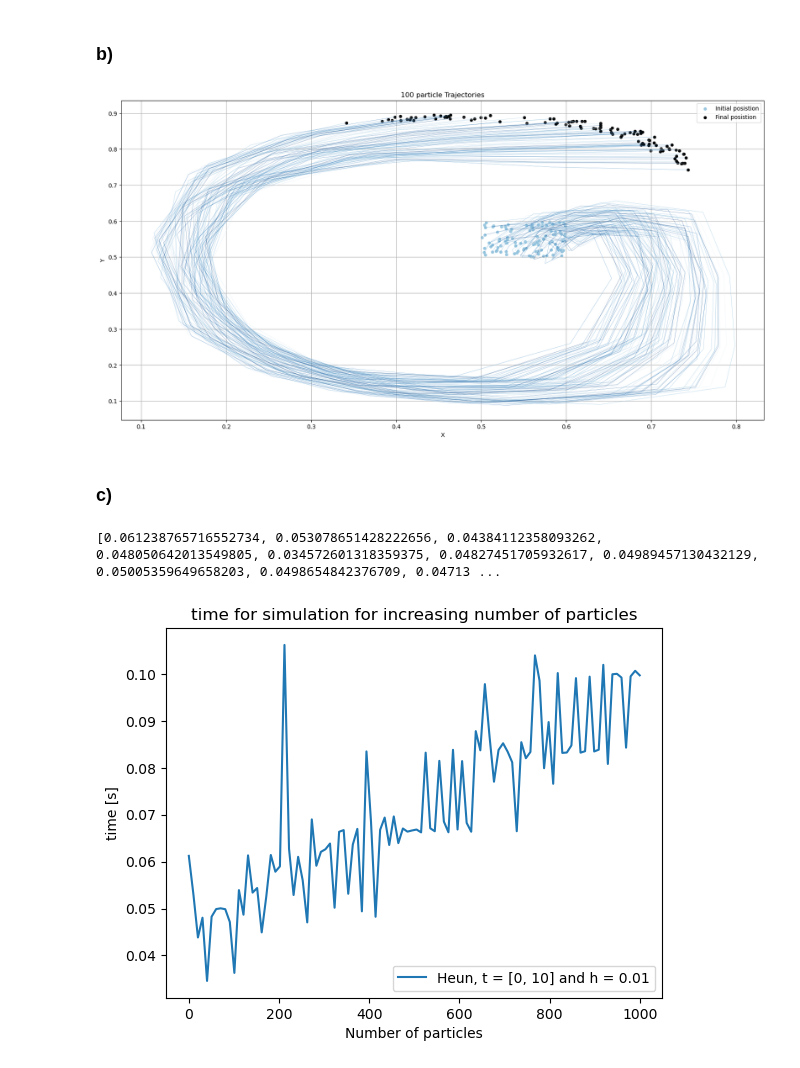
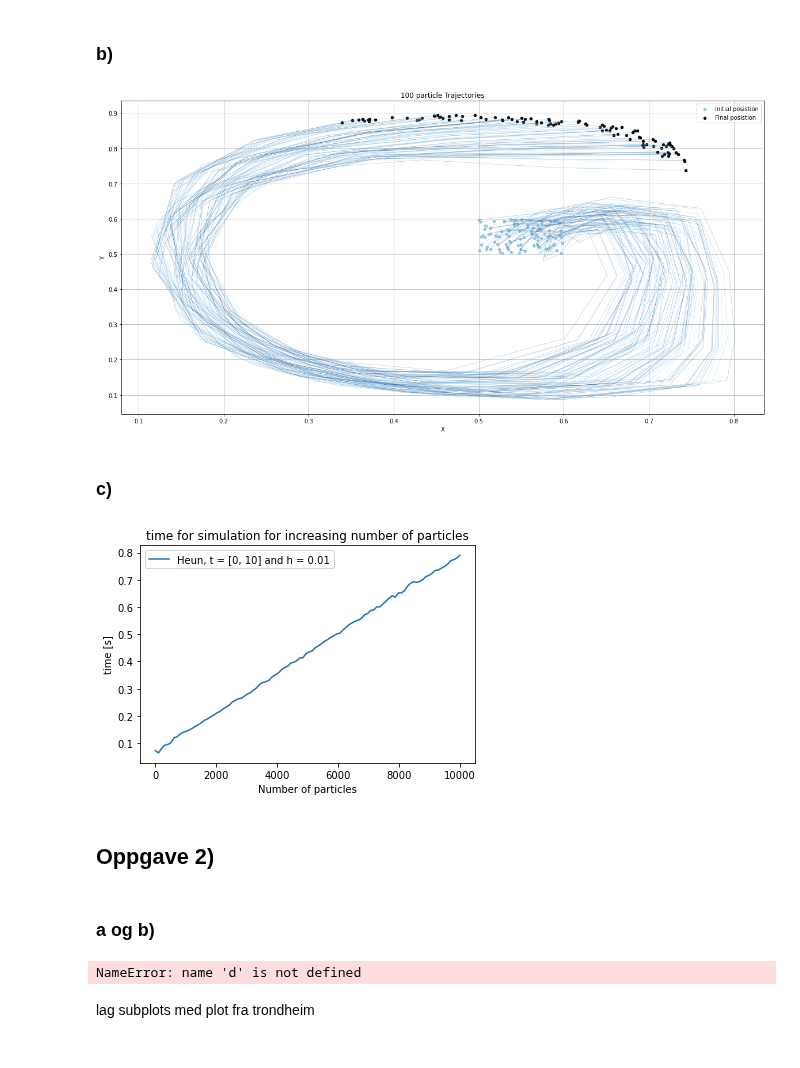
Before and after one commit to villi02/TMA4320-Introduksjon-til-vitenskapelige-beregninger-prosjekter, a Jupyter notebook: Prosjekt3-TekniskFysikk/main.ipynb, the cells around one changed output. Drawn from its saved outputs; the diff is of its cells as text; code cells hidden in the pictures.

Commit message:
The reworked question 1 code, the addition of the interpolator layer and question 2

```diff
--- a/Prosjekt3-TekniskFysikk/main.ipynb
+++ b/Prosjekt3-TekniskFysikk/main.ipynb
@@ -15,5 +16,5 @@ import random
 # %%
-def f(x,t,epsilon, w):
+def f_first(x,t,epsilon, w):
     """""
     function calculates function f used in velocity equation.
     :param x: array
@@ -45,7 +46,7 @@ def velocity_x(x: np.ndarray, y: np.ndarray, t: np.ndarray , A: float, epsilon:
     :param w: float
     return array
     """""
-    return -np.pi*A*np.sin(np.pi*f(x,t, epsilon, w))*np.cos(np.pi*y)
+    return -np.pi*A*np.sin(np.pi*f_first(x,t, epsilon, w))*np.cos(np.pi*y)
 def velocity_y(x: np.ndarray, y: np.ndarray, t: np.ndarray , A: float, epsilon: float, w: float):
     """""
     function calculates velocity in y direction.
@@ -57,7 +58,7 @@ def velocity_y(x: np.ndarray, y: np.ndarray, t: np.ndarray , A: float, epsilon:
     :param w: float
     return array
     """""
-    return np.pi*A*np.cos(np.pi*f(x,t, epsilon, w))*np.sin(np.pi*y)*del_f(x,t, epsilon, w)
+    return np.pi*A*np.cos(np.pi*f_first(x,t, epsilon, w))*np.sin(np.pi*y)*del_f(x,t, epsilon, w)
 def Heun(init_pos: tuple, t_end: int, h: float, A: float, epsilon: float, w: float):
     """""
     function uses the Heun integrate method to calculate the next position for the particle
@@ -167,30 +168,32 @@ plt.legend()
 plt.grid(True)
 plt.show()
 # %% [output]
-[figure, old version]
+[figure, new version]
 # %% [markdown]
 ### c)
 # %%
 import time
-N_p = 1000
-steps = 10
+N_p = 10000
+steps = 100
 h = 0.01
 t = 10
 time_list = []
 for i in range(0,N_p,steps):
     start = time.time()
     ones= np.ones(i)
     init_pos = np.array([[ones*1.05, ones*0.5]])
     Heun(np.array(init_pos), t, h,A, epsilon, w)
     end = time.time()
     time_list.append(end-start)
-print(time_list)
 plt.plot(np.linspace(0, N_p, len(time_list)), time_list, label = "Heun, t = [0, 10] and h = 0.01")
 plt.xlabel("Number of particles")
 plt.ylabel("time [s]")
 plt.title("time for simulation for increasing number of particles")
 plt.legend()
 plt.show()
 # %% [output]
-[0.061238765716552734, 0.053078651428222656, 0.04384112358093262, 0.048050642013549805, 0.034572601318359375, 0.04827451705932617, 0.04989457130432129, 0.05005359649658203, 0.0498654842376709, 0.04713 ...
-[figure, old version]
+[figure, new version]
+# %% [markdown]
+## Oppgave 2)
+# %% [markdown]
+### a og b)
@@ -196,0 +218,48 @@ plt.show()
+# %%
+file_path = "/Users/tor/Documents/Semester_4/Vitber/Norkystdata/NorKyst-800m.nc"
+#file_path = (r"C:\Users\tryme\Documents\VitBer\NorKyst-800m.nc") trym sin filepath
+
+dataset = xr.open_dataset(file_path)
+
+f  = Interpolator(dataset = d)
+
+h = 3600
+days = 5
+Np = 150
+X = np.zeros((2, Np))
+X[0,:] = np.random.normal(loc = 1240000, scale=10000, size = Np)
+X[1,:] = np.random.normal(loc = 480000, scale=10000, size = Np)
+t = 0
+
+position = Heun_2(X, days, h, f)
+
+fig = plt.figure(figsize=(9,6))
+ax = plt.axes(projection=ccrs.NorthPolarStereo())
+
+ax.add_feature(cfeature.NaturalEarthFeature('physical', 'land', '10m', color = '#cccccc'))
+
+# Create projection object for converting particle positions
+npstere = ccrs.Stereographic(
+    central_latitude = 90,
+    central_longitude = f.dataset.projection_stere.straight_vertical_longitude_from_pole,
+    false_easting = f.dataset.projection_stere.false_easting,
+    false_northing = f.dataset.projection_stere.false_northing,
+    true_scale_latitude = f.dataset.projection_stere.standard_parallel,
+)
+
+# scatter plot positions, note the extra transform keyword
+ax.scatter(position[0, 0, :], position[0, 1, :], s=1, transform=npstere, label='Initial')
+for j in range(position.shape[2]):
+    ax.plot(position[:, 0, j], position[:, 1, j], transform=npstere,  alpha=0.5, lw=0.5)
+
+# Make outline a bit larger
+ax.set_extent((12.5, 15, 67.5, 68.2))
+# Add gridlines
+gl = ax.gridlines(draw_labels=True, dms=True, x_inline=False, y_inline=False, alpha=.5, color='k', lw=.5, )
+
+ax.legend()
+plt.tight_layout()
+# %% [output]
+NameError: name 'd' is not defined
+# %% [markdown]
+lag subplots med plot fra trondheim
```
Also changed, not shown: parts of 3 cells of this notebook, 2 other files.
